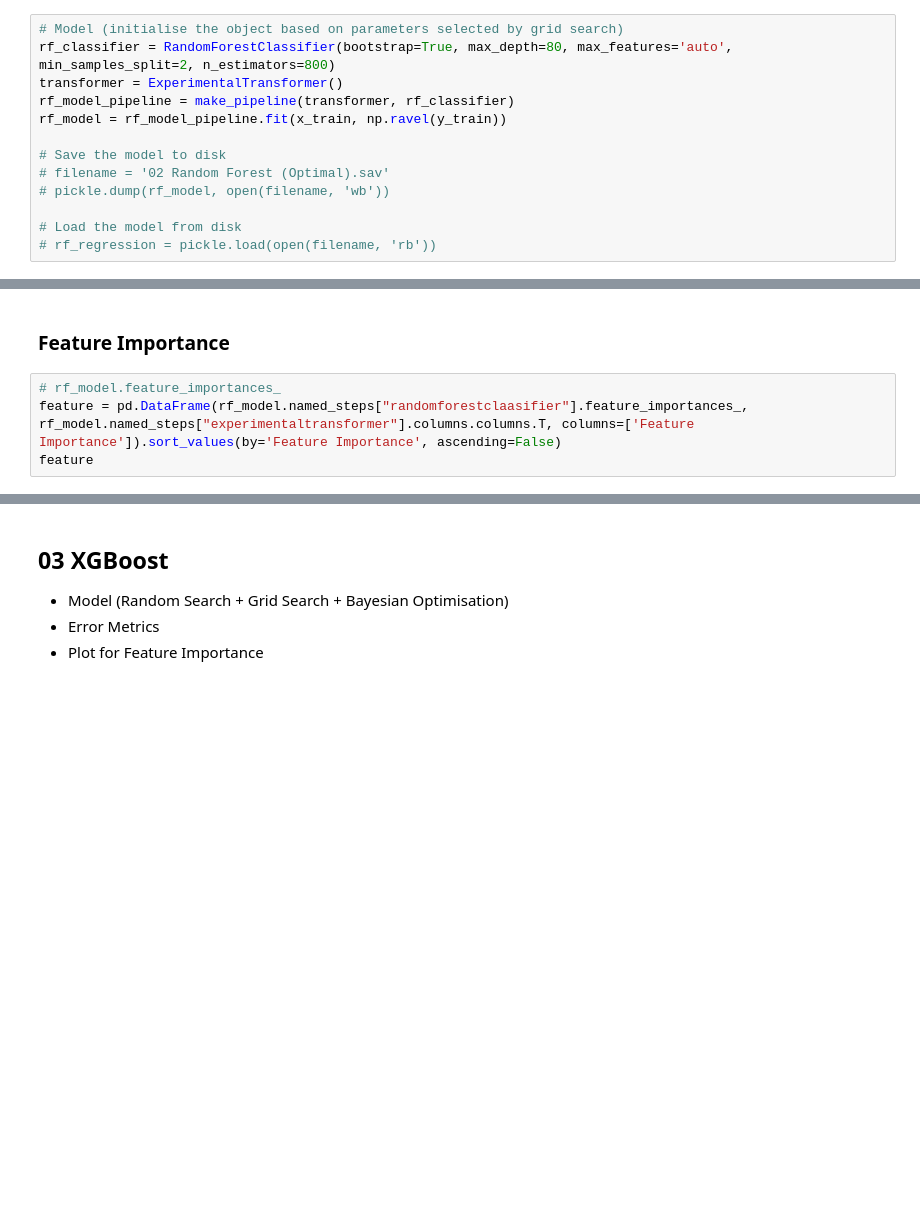
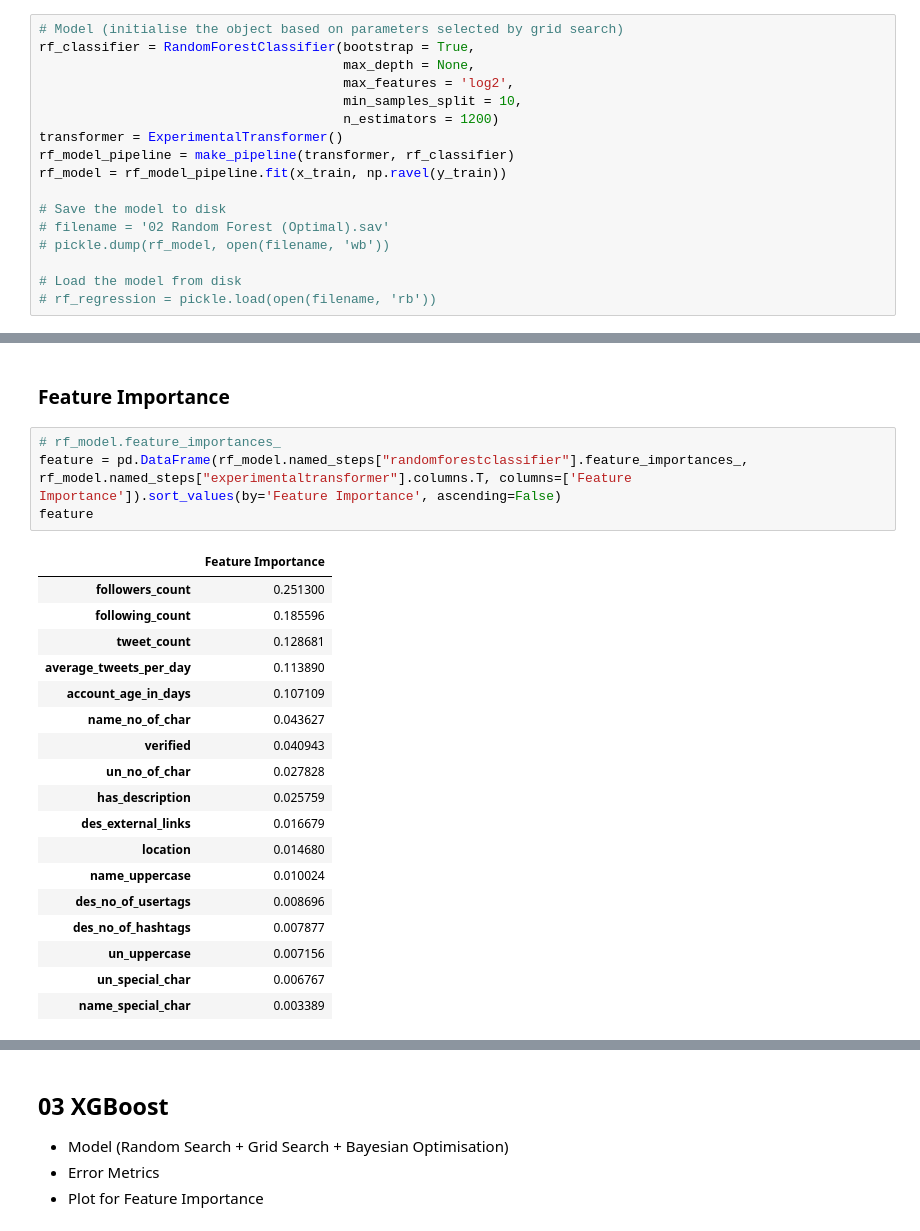
Before and after one commit to ShyamalSankar/BT4012, a Jupyter notebook: Model.ipynb, the cells around one changed output, grey strips where cells are left out. Drawn from its saved outputs; the diff is of its cells as text; blank space fills up the shorter version.

```diff
--- a/Model.ipynb
+++ b/Model.ipynb
@@ -355,6 +405,10 @@ print("Randomised Search:", random_search_rf.best_score_)
 # %%
 # Model (initialise the object based on parameters selected by grid search)
-rf_classifier = RandomForestClassifier(bootstrap=True, max_depth=80, max_features='auto', min_samples_split=2, n_estimators=800)
+rf_classifier = RandomForestClassifier(bootstrap = True,
+                                       max_depth = None,
+                                       max_features = 'log2',
+                                       min_samples_split = 10,
+                                       n_estimators = 1200)
 transformer = ExperimentalTransformer()
 rf_model_pipeline = make_pipeline(transformer, rf_classifier)
 rf_model = rf_model_pipeline.fit(x_train, np.ravel(y_train))
@@ -382,7 +441,26 @@ print(f'Recall: {recall}')
 ### Feature Importance
 # %%
 # rf_model.feature_importances_
-feature = pd.DataFrame(rf_model.named_steps["randomforestclaasifier"].feature_importances_, rf_model.named_steps["experimentaltransformer"].columns.columns.T, columns=['Feature Importance']).sort_values(by='Feature Importance', ascending=False)
+feature = pd.DataFrame(rf_model.named_steps["randomforestclassifier"].feature_importances_, rf_model.named_steps["experimentaltransformer"].columns.T, columns=['Feature Importance']).sort_values(by='Feature Importance', ascending=False)
 feature
+# %% [output]
+|  | Feature Importance |
+| followers_count | 0.251300 |
+| following_count | 0.185596 |
+| tweet_count | 0.128681 |
+| average_tweets_per_day | 0.113890 |
+| account_age_in_days | 0.107109 |
+| name_no_of_char | 0.043627 |
+| verified | 0.040943 |
+| un_no_of_char | 0.027828 |
+| has_description | 0.025759 |
+| des_external_links | 0.016679 |
+| location | 0.014680 |
+| name_uppercase | 0.010024 |
+| des_no_of_usertags | 0.008696 |
+| des_no_of_hashtags | 0.007877 |
+| un_uppercase | 0.007156 |
+| un_special_char | 0.006767 |
+| name_special_char | 0.003389 |
 # %%
 feature_chart(feature, "Random Forest")
```
Also changed, not shown: parts of 85 cells of this notebook.
